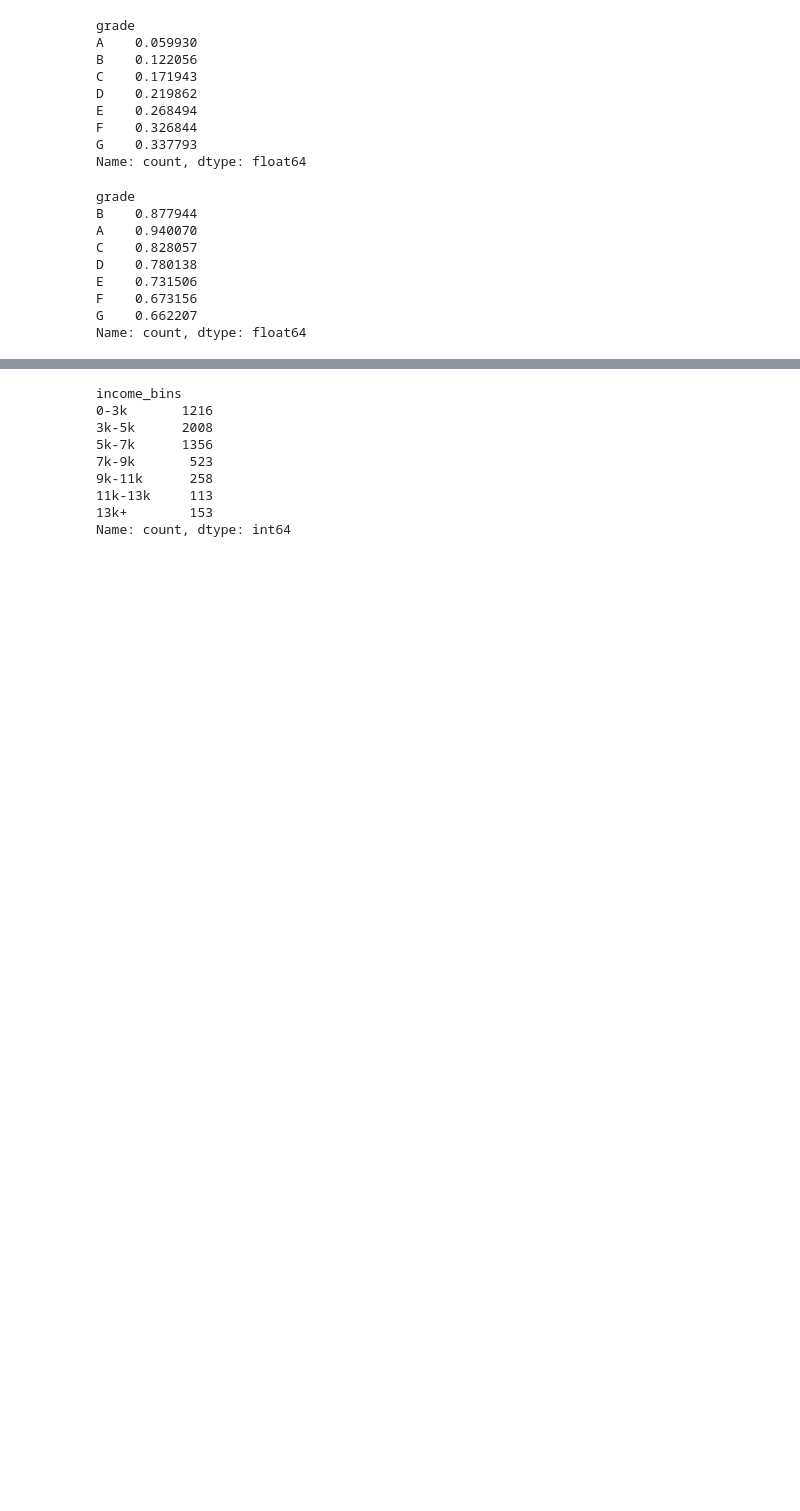
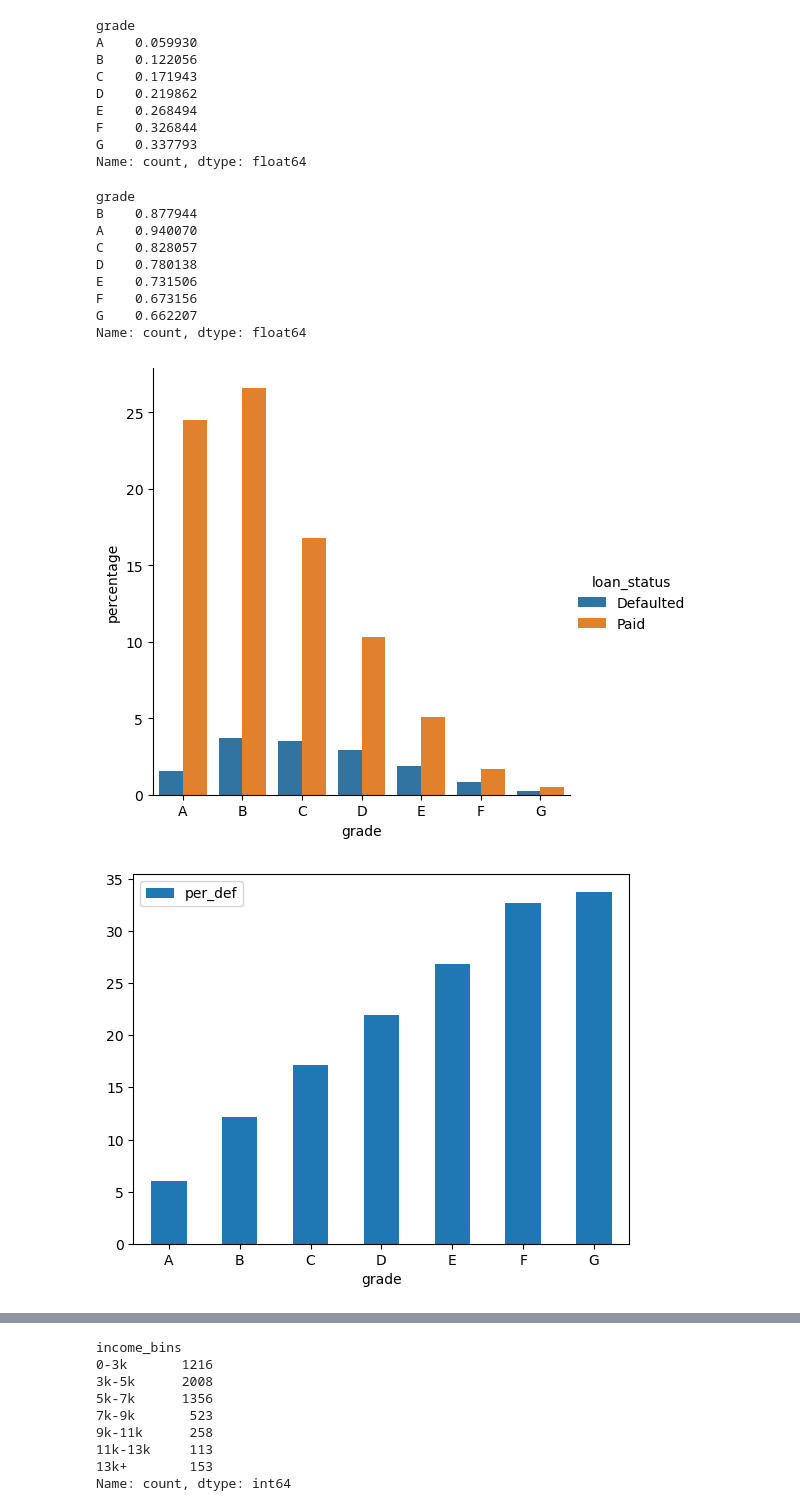
Before and after one commit to Rawoof821/LendingclubCaseStudy, a Jupyter notebook: Neha_Rawoof_LendingCaseStudy.ipynb, the cells around one changed output, grey strips where cells are left out. Drawn from its saved outputs; the diff is of its cells as text; code cells hidden in the pictures; blank space fills up the shorter version.

```diff
--- a/Neha_Rawoof_LendingCaseStudy.ipynb
+++ b/Neha_Rawoof_LendingCaseStudy.ipynb
@@ -1219,4 +1262,40 @@ E    0.731506
 F    0.673156
 G    0.662207
 Name: count, dtype: float64
+# %%
+## Calculating percentage of customers who defaulted/paid loan in each Grade category and showing it in a plot.
+## Calculating percentage of defaulted customers in each category of Grade.
+
+
+analy_cust_grade = v_loan_data
+cust_grad_data = analy_cust_grade['grade'].value_counts()
+
+def_cust_grad_data = loans_defaulted_data['grade'].value_counts()
+perc_def_cust_grad_data = 100 *def_cust_grad_data/analy_cust_grade.shape[0]
+perc_def_cust_grad_data = perc_def_cust_grad_data.reset_index()
+perc_def_cust_grad_data['loan_status'] = "Defaulted"
+perc_def_cust_grad_data.columns = ['grade', 'percentage', 'loan_status']
+perc_def_cust_grad_data = perc_def_cust_grad_data.sort_values(by=['grade'])
+perc_def_cust_grad_data = perc_def_cust_grad_data.reset_index()
+
+
+paid_cust_grad_data = loans_paid_data['grade'].value_counts()
+perc_paid_cust_grad_data = 100 *paid_cust_grad_data/analy_cust_grade.shape[0]
+perc_paid_cust_grad_data = perc_paid_cust_grad_data.reset_index()
+perc_paid_cust_grad_data['loan_status'] = "Paid"
+perc_paid_cust_grad_data.columns = ['grade', 'percentage', 'loan_status']
+perc_paid_cust_grad_data = perc_paid_cust_grad_data.sort_values(by=['grade'])
+perc_paid_cust_grad_data = perc_paid_cust_grad_data.reset_index()
+
+
+merged_data = pd.concat([perc_def_cust_grad_data, perc_paid_cust_grad_data], ignore_index=True, sort=False)
+#merged_data
+
+sns.catplot(data = merged_data, x='grade', y='percentage', hue='loan_status', kind = 'bar')
+perc_def_cust_grad_data['per_def'] = perc_def_cust_grad_data['percentage']*100/(perc_def_cust_grad_data['percentage'] + perc_paid_cust_grad_data['percentage'])
+perc_def_cust_grad_data.plot.bar(x='grade', y='per_def', rot=0)
+plt.show()
+# %% [output]
+[figure, added]
+[figure, added]
 # %%
```
Also changed, not shown: parts of 13 cells of this notebook.
